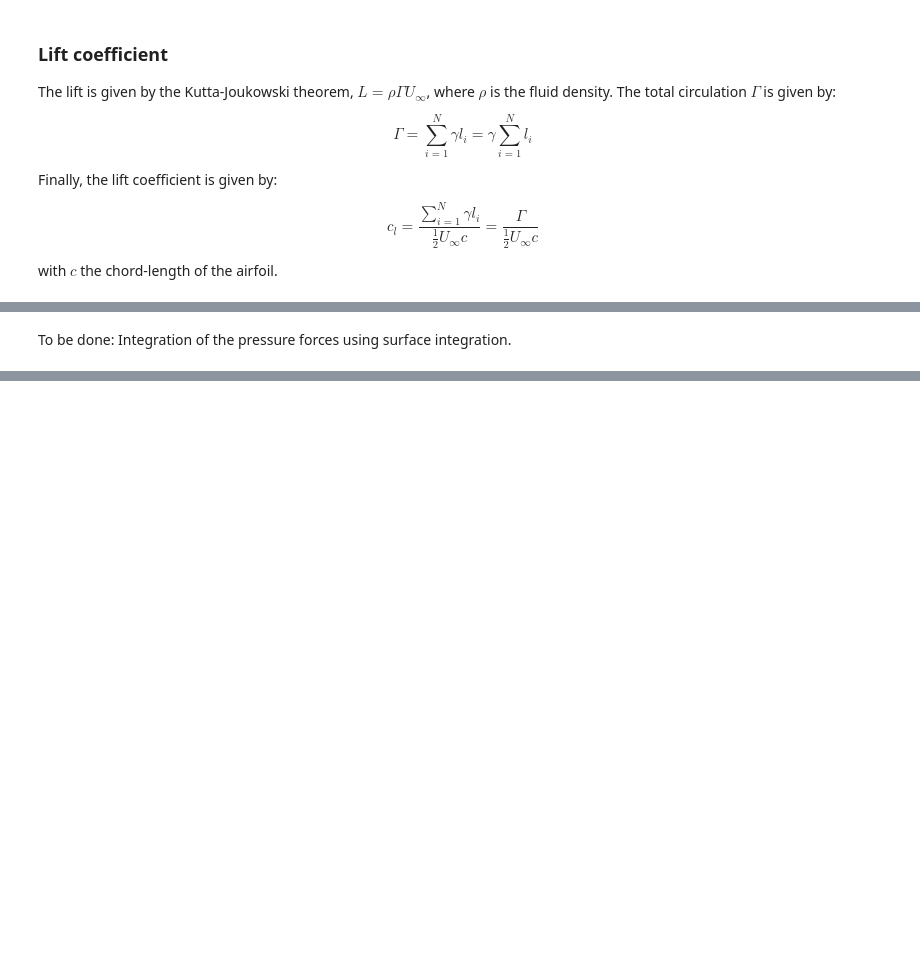
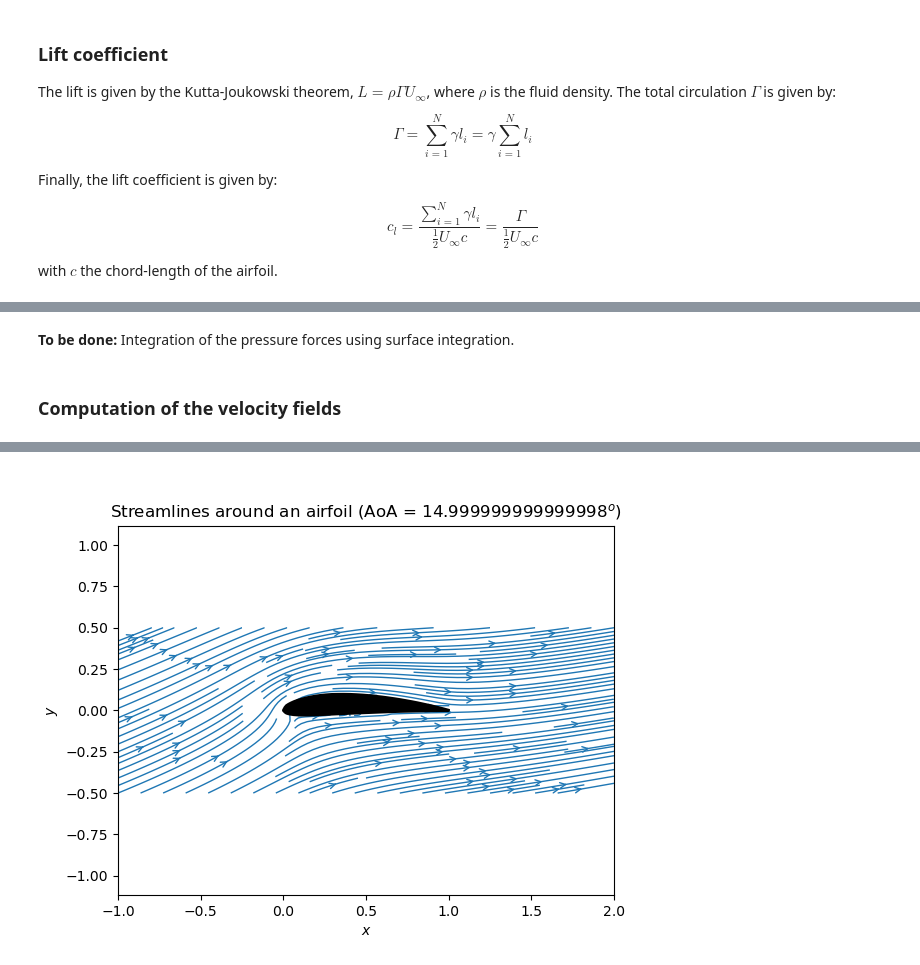
Before and after one commit to pschlatt1/notebooks, a Jupyter notebook: nacaprofile.ipynb, the cells around one changed output, grey strips where cells are left out. Drawn from its saved outputs; the diff is of its cells as text; code cells hidden in the pictures; blank space fills up the shorter version.

```diff
--- a/nacaprofile.ipynb
+++ b/nacaprofile.ipynb
@@ -148,7 +183,7 @@ class Freestream:
         self.alpha_deg = alpha_deg
         self.alpha = np.radians(alpha_deg)  # convert angle to radians
 # %%
-freestream = Freestream(u_inf=1.0, alpha_deg=5)
+freestream = Freestream(u_inf=1.0, alpha_deg=15)
 # %% [markdown]
 ### Flow tangency boundary condition
 
@@ -502,2 +535,2 @@ lift coefficient: CL = 0.421
 # %% [markdown]
-To be done: Integration of the pressure forces using surface integration.
+**To be done:** Integration of the pressure forces using surface integration.
@@ -506,3 +537,5 @@ To be done: Integration of the pressure forces using surface integration.
+# %% [markdown]
+### Computation of the velocity fields
 # %%
 def get_velocity_field(panels, freestream, X, Y):
 
@@ -536,8 +569,8 @@ u, v = get_velocity_field(panels, freestream, X, Y)
 # %%
 # plot the velocity field
 plt.figure()
-plt.xlabel('x')
-plt.ylabel('y')
+plt.xlabel(r'$x$')
+plt.ylabel(r'$y$')
 plt.streamplot(X, Y, u, v, density=1.5, linewidth=1, arrowsize=1, arrowstyle='->')
 plt.fill([panel.xc for panel in panels],
             [panel.yc for panel in panels],
@@ -546,4 +579,5 @@ plt.axis('equal')
 plt.xlim(x_start, x_end)
 plt.ylim(y_start, y_end)
 plt.title('Streamlines around an airfoil (AoA = ${}^o$)'.format(freestream.alpha*180/np.pi));
+plt.show()
 # %% [output]
@@ -552,3 +584,4 @@ plt.title('Streamlines around an airfoil (AoA = ${}^o$)'.format(freestream.alpha
+[figure, added]
 # %%
 # compute the pressure field
 cp = 1.0 - (u**2 + v**2) / freestream.u_inf**2
```
Also changed, not shown: parts of 24 cells of this notebook.
